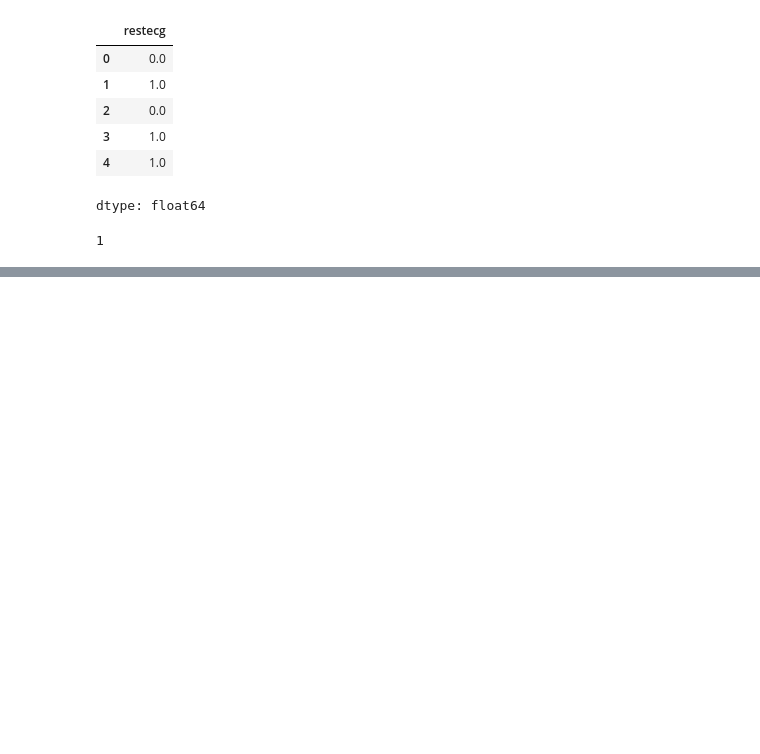
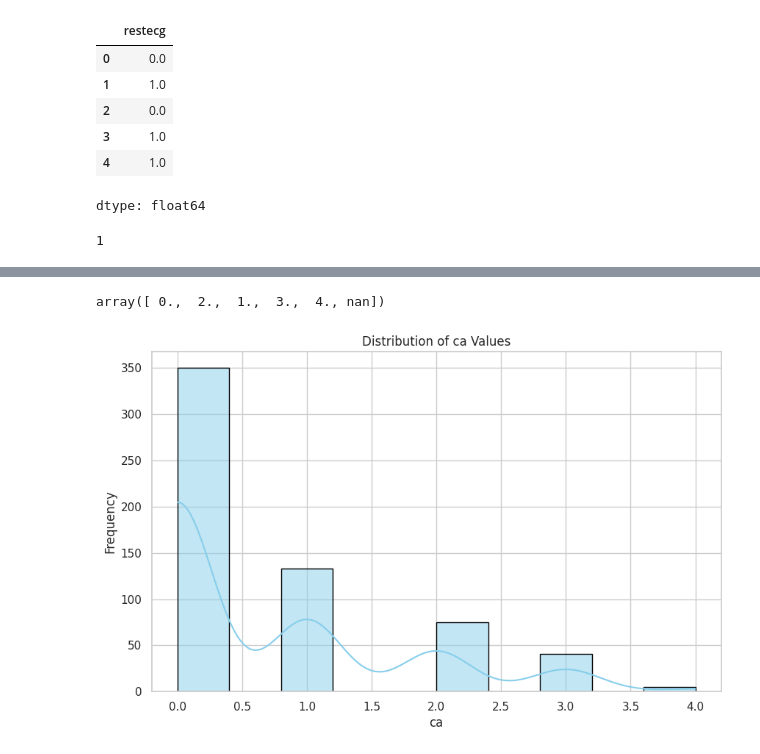
Before and after one commit to Jenifa-Dio/Python-Data-Science, a Jupyter notebook: Heart_Disease_Prediction.ipynb, the cells around one changed output, grey strips where cells are left out. Saved outputs shown, nothing was run; the diff lists cells and outputs as text; code cells hidden in the pictures; blank space fills up the shorter version.

```diff
--- a/Heart_Disease_Prediction.ipynb
+++ b/Heart_Disease_Prediction.ipynb
@@ -285,0 +349,2 @@ df.dropna(subset=['restecg'], inplace=True)
+# %%
+df['slope'].fillna(df['slope'].mode()[0],inplace=True)
@@ -285,0 +366,9 @@ df.dropna(subset=['restecg'], inplace=True)
+# %%
+def clean_ca(val):
+  if(val=='?'):
+    return np.nan
+  else:
+    return int(val)
+
+df['ca'] = df['ca'].apply(clean_ca)
+df['ca'].head()
@@ -285,0 +383,16 @@ df.dropna(subset=['restecg'], inplace=True)
+# %%
+df['ca'].unique()
+# %% [output]
+array([ 0.,  2.,  1.,  3.,  4., nan])
+# %%
+sns.set(style="whitegrid")
+
+plt.figure(figsize=(10, 6))
+sns.histplot(df['ca'], kde=True, bins=10, color='skyblue', edgecolor='black')
+
+plt.title('Distribution of ca Values')
+plt.xlabel('ca')
+plt.ylabel('Frequency')
+plt.show()
+# %% [output]
+[figure, added]
```
Also changed, not shown: parts of 28 cells of this notebook.
